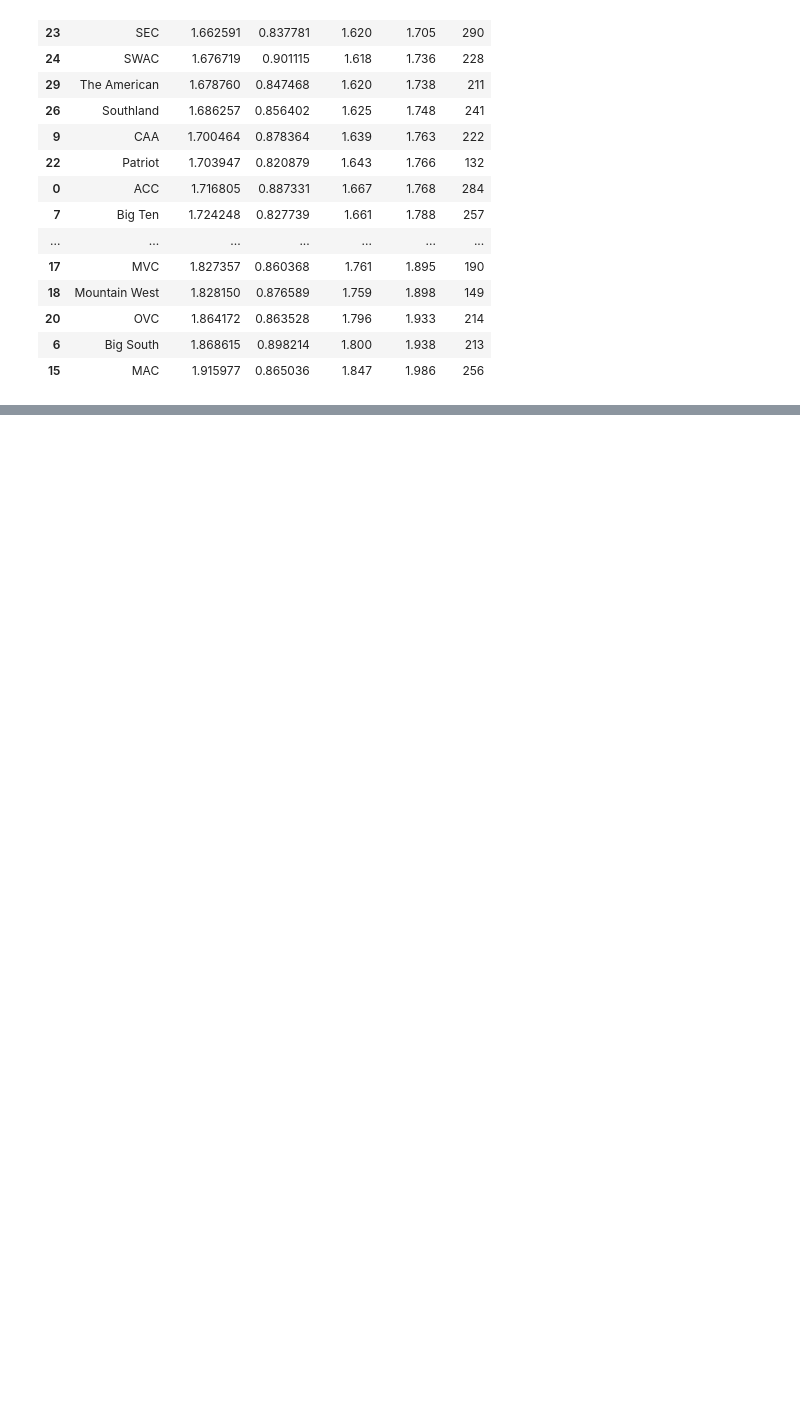
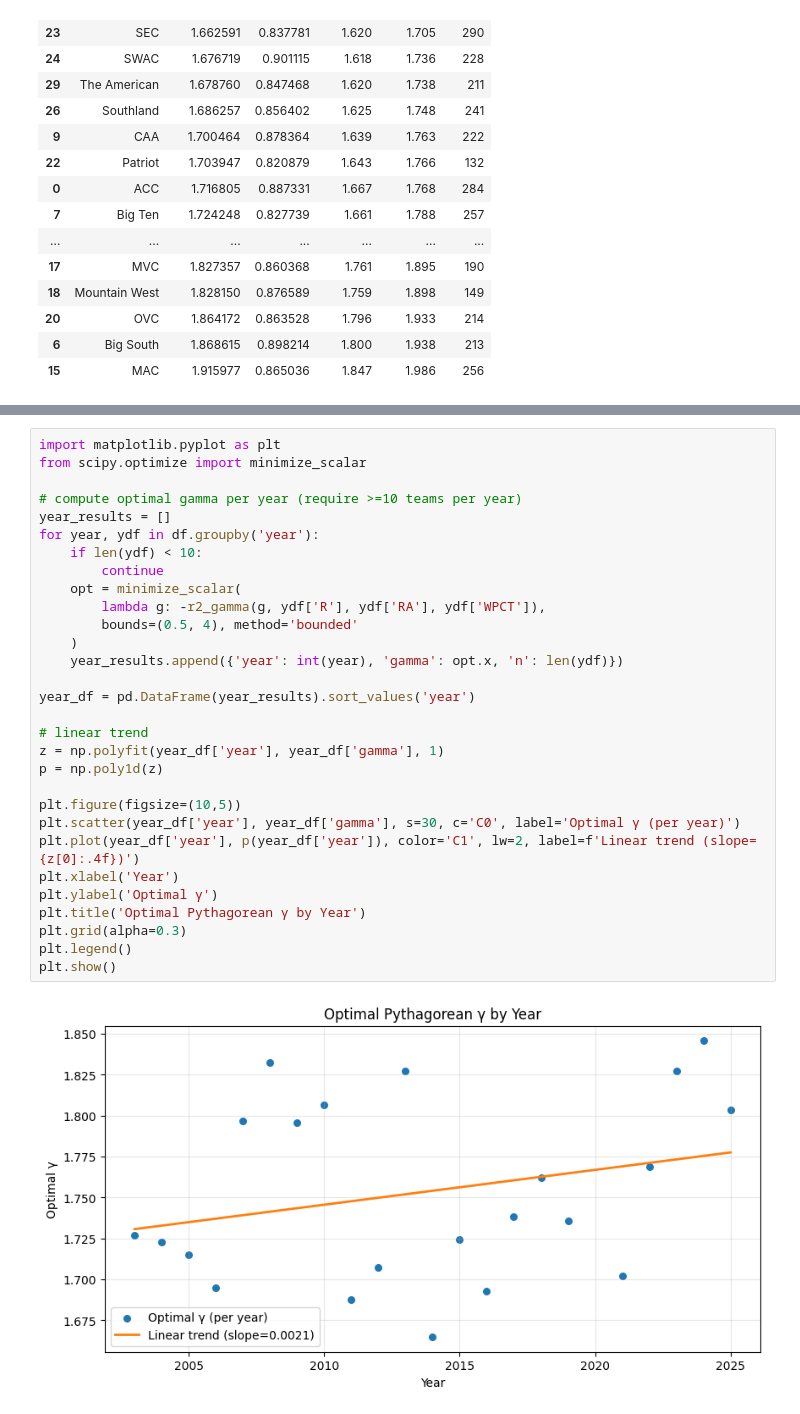
Before and after one commit to CodeMateo15/ncaaBaseballDraft-Predictor, a Jupyter notebook: CSV+Code Files/pythagorean_expectation/pyth_expectation_R2_all.ipynb, the cells around one changed output, grey strips where cells are left out. Drawn from its saved outputs; the diff is of its cells as text; blank space fills up the shorter version.

```diff
--- a/CSV+Code Files/pythagorean_expectation/pyth_expectation_R2_all.ipynb
+++ b/CSV+Code Files/pythagorean_expectation/pyth_expectation_R2_all.ipynb
@@ -145,3 +171,35 @@ R^2-equivalent gamma range: [1.685, 1.818]
+# %%
+import matplotlib.pyplot as plt
+from scipy.optimize import minimize_scalar
+
+# compute optimal gamma per year (require >=10 teams per year)
+year_results = []
+for year, ydf in df.groupby('year'):
+    if len(ydf) < 10:
+        continue
+    opt = minimize_scalar(
+        lambda g: -r2_gamma(g, ydf['R'], ydf['RA'], ydf['WPCT']),
+        bounds=(0.5, 4), method='bounded'
+    )
+    year_results.append({'year': int(year), 'gamma': opt.x, 'n': len(ydf)})
+
+year_df = pd.DataFrame(year_results).sort_values('year')
+
+# linear trend
+z = np.polyfit(year_df['year'], year_df['gamma'], 1)
+p = np.poly1d(z)
+
+plt.figure(figsize=(10,5))
+plt.scatter(year_df['year'], year_df['gamma'], s=30, c='C0', label='Optimal γ (per year)')
+plt.plot(year_df['year'], p(year_df['year']), color='C1', lw=2, label=f'Linear trend (slope={z[0]:.4f})')
+plt.xlabel('Year')
+plt.ylabel('Optimal γ')
+plt.title('Optimal Pythagorean γ by Year')
+plt.grid(alpha=0.3)
+plt.legend()
+plt.show()
+# %% [output]
+[figure, added]
 # %%
 import pandas as pd
 import numpy as np
```
Also changed, not shown: parts of 2 cells of this notebook.
